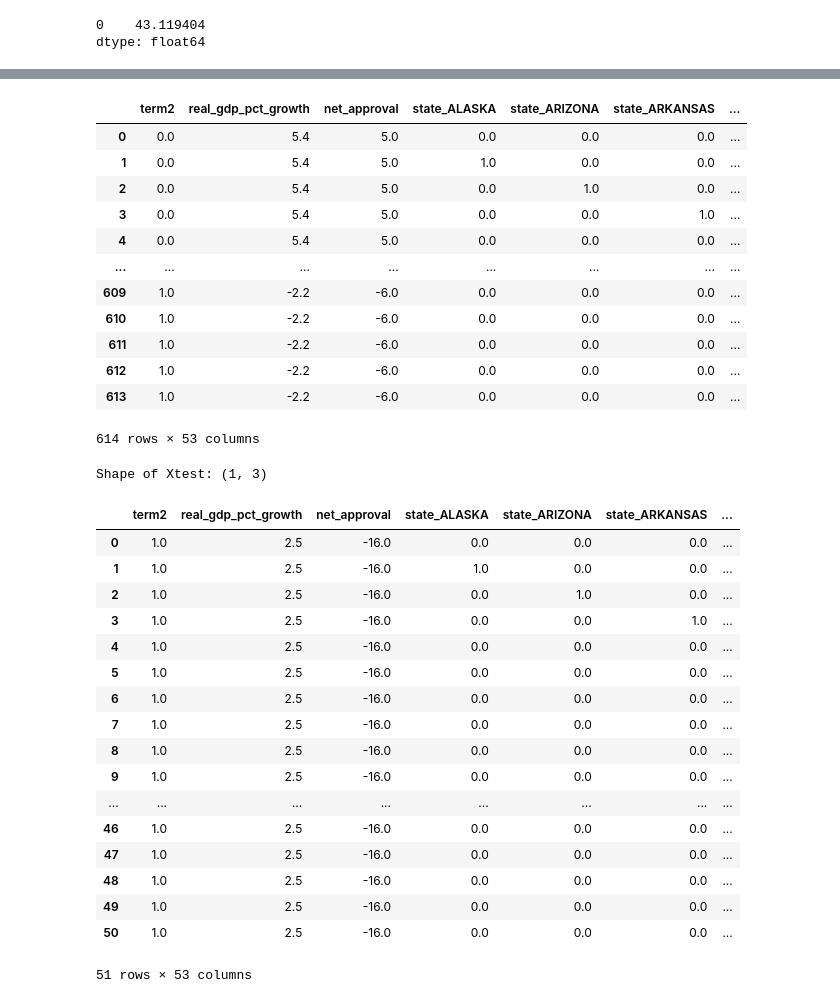
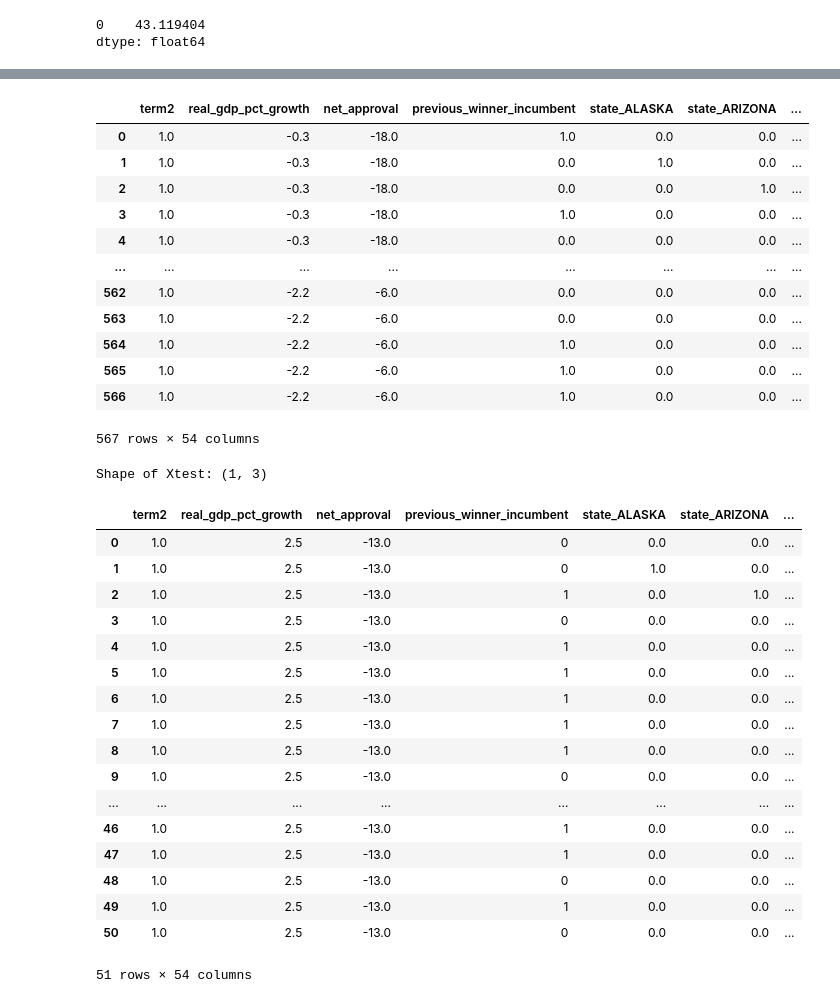
Before and after one commit to alicja-a-d/group_camp_week, a Jupyter notebook: alicja_linear_regression_camp_challenge.ipynb, the cells around one changed output, grey strips where cells are left out. Drawn from its saved outputs; the diff is of its cells as text; code cells hidden in the pictures.

```diff
--- a/alicja_linear_regression_camp_challenge.ipynb
+++ b/alicja_linear_regression_camp_challenge.ipynb
@@ -313,7 +313,7 @@ aux_app = aux_app[['year','net_approval']]
 df = pd.merge(df, aux_app, on='year', how='left')
 # %%
 #incumbent
-'''
+
 previous = pd.read_csv('variables/previous_winners.csv')
 previous['year'] = previous['year'] + 4
 previous = previous[['state', 'year', 'party_simplified']]
@@ -333,6 +333,4 @@ conditions = [
 previous['previous_winner_incumbent'] = np.where(conditions[0] | conditions[1], 1, 0)
 previous
 
-df_country = pd.merge(df_country, previous[['year', 'state', 'previous_winner_incumbent']], on=['state', 'year'])
-
-'''
+df = pd.merge(df, previous[['year', 'state', 'previous_winner_incumbent']], on=['state', 'year'])
@@ -720,65 +716,66 @@ array([50.16118784])
 # Create dummy variables for 'state' column correctly
 state_dummies = pd.get_dummies(df['state'], prefix='state', drop_first=True)
 
 # Concatenate the dummy variables with the DataFrame
 temp = pd.concat([df, state_dummies], axis=1)
 
 # Specify the columns to be included in X. Ensure all are numeric
-X = temp[['term2', 'real_gdp_pct_growth', 'net_approval'] +
+X = temp[['term2', 'real_gdp_pct_growth', 'net_approval', 'previous_winner_incumbent'] +
          state_dummies.columns.tolist()].astype(float)
 y = temp['pct_2p_vote']
 display(X)
 
 
 print("Shape of Xtest:", Xtest.shape)
 
 regression_states = LinearRegression().fit(X, y)
 
 regression_states.score(X, y)
 
 
 Xtest = pd.DataFrame(columns = X.columns)
 Xtest = X.iloc[:51].copy()
-#Xtest['previous_winner_incumbent'] = previous_2024['previous_winner_incumbent']
+previous_2024 = previous_2024.rename(columns={'previous_winner_democrat': 'previous_winner_incumbent'})
+Xtest['previous_winner_incumbent'] = previous_2024['previous_winner_incumbent']
 Xtest['term2'] = 1.0
 Xtest['real_gdp_pct_growth'] = 2.5
-Xtest['net_approval'] = -16.0
+Xtest['net_approval'] = -13.0
 #Xtest['const'] = 1
 #print(pd.DataFrame(Xtest.sum()))
 #display(Xtest.columns)
 display(Xtest)
 test_prediction = regression_states.predict(Xtest)
 test_prediction
 # %% [output]
-|  | term2 | real_gdp_pct_growth | net_approval | state_ALASKA | state_ARIZONA | state_ARKANSAS | ... |
-| 0 | 0.0 | 5.4 | 5.0 | 0.0 | 0.0 | 0.0 | ... |
-| 1 | 0.0 | 5.4 | 5.0 | 1.0 | 0.0 | 0.0 | ... |
-| 2 | 0.0 | 5.4 | 5.0 | 0.0 | 1.0 | 0.0 | ... |
-| 3 | 0.0 | 5.4 | 5.0 | 0.0 | 0.0 | 1.0 | ... |
-| 4 | 0.0 | 5.4 | 5.0 | 0.0 | 0.0 | 0.0 | ... |
+|  | term2 | real_gdp_pct_growth | net_approval | previous_winner_incumbent | state_ALASKA | state_ARIZONA | ... |
+| 0 | 1.0 | -0.3 | -18.0 | 1.0 | 0.0 | 0.0 | ... |
+| 1 | 1.0 | -0.3 | -18.0 | 0.0 | 1.0 | 0.0 | ... |
+| 2 | 1.0 | -0.3 | -18.0 | 0.0 | 0.0 | 1.0 | ... |
+| 3 | 1.0 | -0.3 | -18.0 | 1.0 | 0.0 | 0.0 | ... |
+| 4 | 1.0 | -0.3 | -18.0 | 0.0 | 0.0 | 0.0 | ... |
 | ... | ... | ... | ... | ... | ... | ... | ... |
-| 609 | 1.0 | -2.2 | -6.0 | 0.0 | 0.0 | 0.0 | ... |
-| 610 | 1.0 | -2.2 | -6.0 | 0.0 | 0.0 | 0.0 | ... |
-| 611 | 1.0 | -2.2 | -6.0 | 0.0 | 0.0 | 0.0 | ... |
-| 612 | 1.0 | -2.2 | -6.0 | 0.0 | 0.0 | 0.0 | ... |
-| 613 | 1.0 | -2.2 | -6.0 | 0.0 | 0.0 | 0.0 | ... |
+| 562 | 1.0 | -2.2 | -6.0 | 0.0 | 0.0 | 0.0 | ... |
+| 563 | 1.0 | -2.2 | -6.0 | 0.0 | 0.0 | 0.0 | ... |
+| 564 | 1.0 | -2.2 | -6.0 | 1.0 | 0.0 | 0.0 | ... |
+| 565 | 1.0 | -2.2 | -6.0 | 1.0 | 0.0 | 0.0 | ... |
+| 566 | 1.0 | -2.2 | -6.0 | 1.0 | 0.0 | 0.0 | ... |
-614 rows × 53 columns
+567 rows × 54 columns
 Shape of Xtest: (1, 3)
-|  | term2 | real_gdp_pct_growth | net_approval | state_ALASKA | state_ARIZONA | state_ARKANSAS | ... |
-| 0 | 1.0 | 2.5 | -16.0 | 0.0 | 0.0 | 0.0 | ... |
-| 1 | 1.0 | 2.5 | -16.0 | 1.0 | 0.0 | 0.0 | ... |
-| 2 | 1.0 | 2.5 | -16.0 | 0.0 | 1.0 | 0.0 | ... |
-| 3 | 1.0 | 2.5 | -16.0 | 0.0 | 0.0 | 1.0 | ... |
-| 4 | 1.0 | 2.5 | -16.0 | 0.0 | 0.0 | 0.0 | ... |
-| 5 | 1.0 | 2.5 | -16.0 | 0.0 | 0.0 | 0.0 | ... |
-| 6 | 1.0 | 2.5 | -16.0 | 0.0 | 0.0 | 0.0 | ... |
-| 7 | 1.0 | 2.5 | -16.0 | 0.0 | 0.0 | 0.0 | ... |
-| 8 | 1.0 | 2.5 | -16.0 | 0.0 | 0.0 | 0.0 | ... |
-| 9 | 1.0 | 2.5 | -16.0 | 0.0 | 0.0 | 0.0 | ... |
+|  | term2 | real_gdp_pct_growth | net_approval | previous_winner_incumbent | state_ALASKA | state_ARIZONA | ... |
+| 0 | 1.0 | 2.5 | -13.0 | 0 | 0.0 | 0.0 | ... |
+| 1 | 1.0 | 2.5 | -13.0 | 0 | 1.0 | 0.0 | ... |
+| 2 | 1.0 | 2.5 | -13.0 | 1 | 0.0 | 1.0 | ... |
+| 3 | 1.0 | 2.5 | -13.0 | 0 | 0.0 | 0.0 | ... |
+| 4 | 1.0 | 2.5 | -13.0 | 1 | 0.0 | 0.0 | ... |
+| 5 | 1.0 | 2.5 | -13.0 | 1 | 0.0 | 0.0 | ... |
+| 6 | 1.0 | 2.5 | -13.0 | 1 | 0.0 | 0.0 | ... |
+| 7 | 1.0 | 2.5 | -13.0 | 1 | 0.0 | 0.0 | ... |
+| 8 | 1.0 | 2.5 | -13.0 | 1 | 0.0 | 0.0 | ... |
+| 9 | 1.0 | 2.5 | -13.0 | 0 | 0.0 | 0.0 | ... |
 | ... | ... | ... | ... | ... | ... | ... | ... |
-| 46 | 1.0 | 2.5 | -16.0 | 0.0 | 0.0 | 0.0 | ... |
-| 47 | 1.0 | 2.5 | -16.0 | 0.0 | 0.0 | 0.0 | ... |
-| 48 | 1.0 | 2.5 | -16.0 | 0.0 | 0.0 | 0.0 | ... |
-| 49 | 1.0 | 2.5 | -16.0 | 0.0 | 0.0 | 0.0 | ... |
-| 50 | 1.0 | 2.5 | -16.0 | 0.0 | 0.0 | 0.0 | ... |
+| 46 | 1.0 | 2.5 | -13.0 | 1 | 0.0 | 0.0 | ... |
+| 47 | 1.0 | 2.5 | -13.0 | 1 | 0.0 | 0.0 | ... |
+| 48 | 1.0 | 2.5 | -13.0 | 0 | 0.0 | 0.0 | ... |
+| 49 | 1.0 | 2.5 | -13.0 | 1 | 0.0 | 0.0 | ... |
+| 50 | 1.0 | 2.5 | -13.0 | 0 | 0.0 | 0.0 | ... |
-51 rows × 53 columns
+51 rows × 54 columns
```
Also changed, not shown: parts of 11 cells of this notebook, 2 other files.
